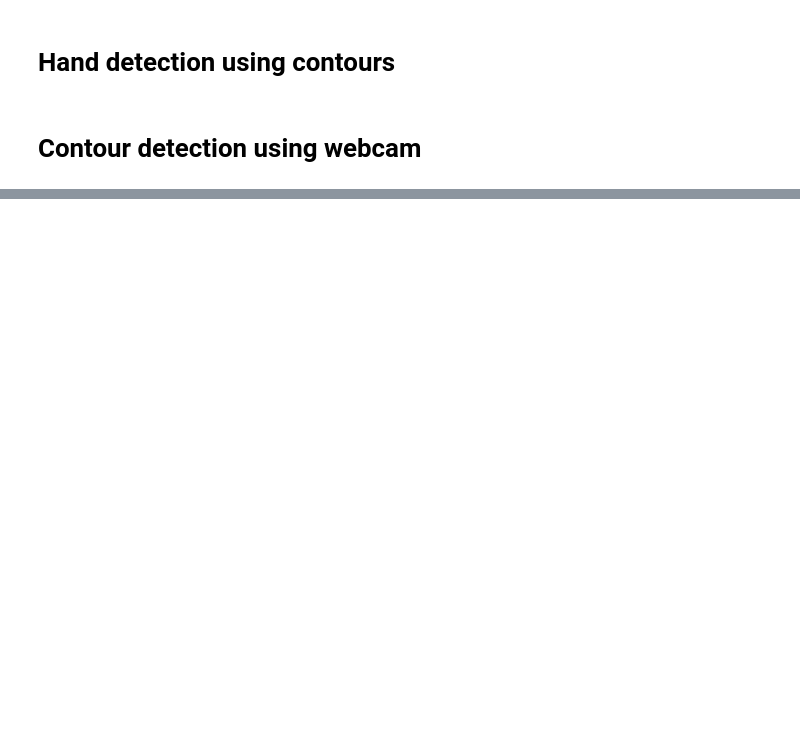
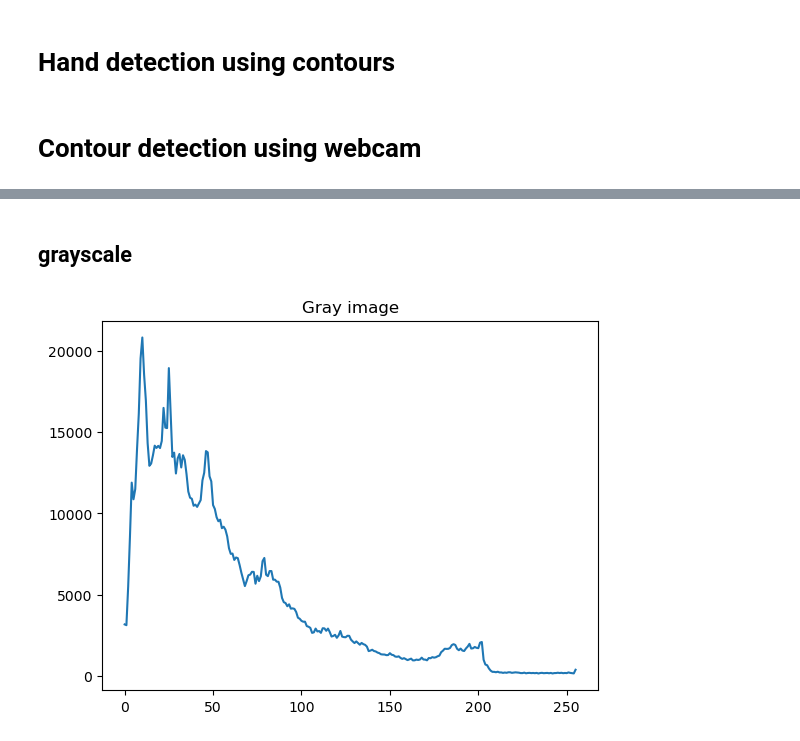
Before and after one commit to tushargupta123/Computer-vision, a Jupyter notebook: opencv-functions.ipynb, the cells around one changed output, grey strips where cells are left out. Cells and saved outputs as stored; diff of their text form; code cells hidden in the pictures; blank space fills up the shorter version.

```diff
--- a/opencv-functions.ipynb
+++ b/opencv-functions.ipynb
@@ -967,0 +1019,12 @@ cv2.destroyAllWindows()
+# %% [markdown]
+## grayscale
+# %%
+from matplotlib import pyplot as plt
+
+img = cv2.imread('Data/thor.jpg',0)
+hist = cv2.calcHist([img],[0],None,[256],[0,256])
+plt.plot(hist)
+plt.title('Gray image')
+plt.show()
+# %% [output]
+[figure, added]
```
Also changed, not shown: parts of 37 cells of this notebook, 2 other files.
